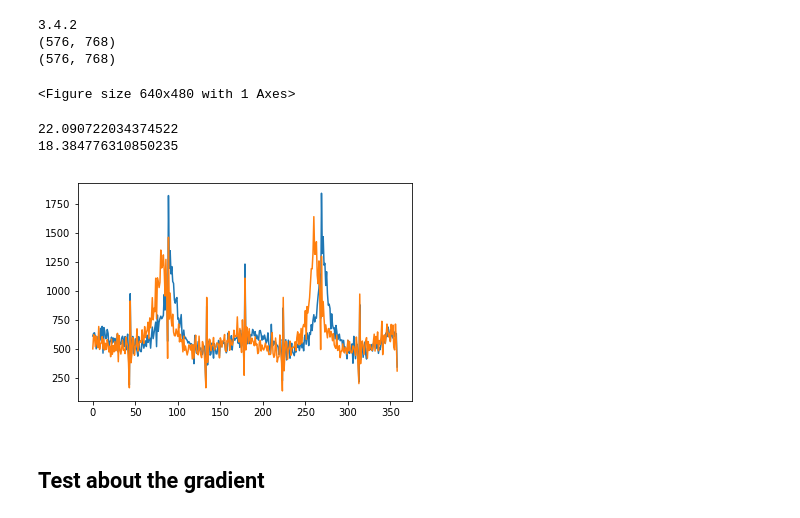
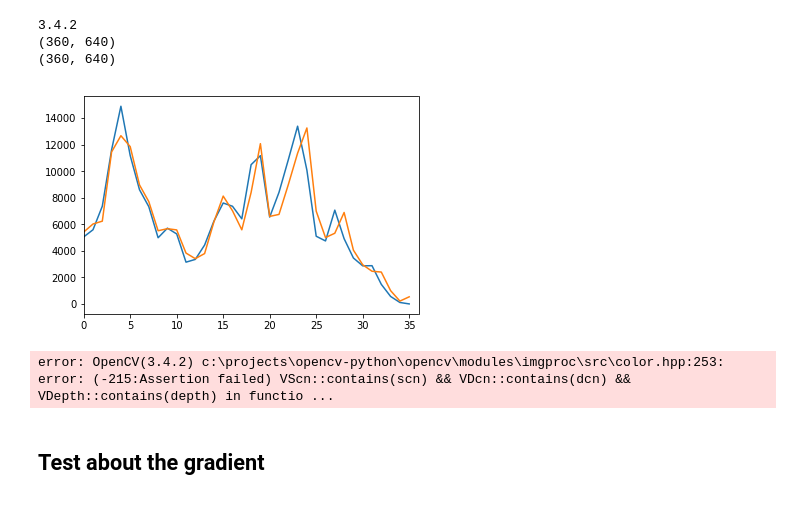
Before and after one commit to JohnpaulC/Image_Orientation, a Jupyter notebook: Histogram.ipynb, the cells around one changed output. Cells and saved outputs as stored; diff of their text form; code cells hidden in the pictures.

```diff
--- a/Histogram.ipynb
+++ b/Histogram.ipynb
@@ -1,30 +1,30 @@
 # %%
 import cv2
 import numpy as np
 import matplotlib.pyplot as plt
 from Utils_plot import plot_hist
 
 print(cv2.__version__)
 
-img = cv2.imread('dog.jpg')
-img_rotate = cv2.imread('dog_rotate.jpg')
+img = cv2.imread('office_1.jpg')
+img_rotate = cv2.imread('office_2.jpg')
 
 img = cv2.cvtColor(img, cv2.COLOR_BGR2GRAY)
 img_rotate = cv2.cvtColor(img_rotate, cv2.COLOR_BGR2GRAY)
 print(img.shape)
 print(img_rotate.shape)
 
 hist = cv2.calcHist([img], [0], None, [36], [0, 256])
 hist_r = cv2.calcHist([img_rotate], [0], None, [36], [0, 256])
 plt.plot(hist)
 plt.plot(hist_r)
 plt.xlim([0, 36])
 plt.show()
 # %% [output]
 3.4.2
-(576, 768)
-(576, 768)
+(360, 640)
+(360, 640)
-<Figure size 640x480 with 1 Axes>
+[figure, added]
 # %%
 def histogram_gradient(img, img_rotate, mag_thres = 20, bin_num = 360):
     img = cv2.cvtColor(img, cv2.COLOR_BGR2GRAY)
@@ -52,9 +52,7 @@ img_rotate = cv2.imread('dog_rotate.jpg')
 
 histogram_gradient(img, img_rotate)
 # %% [output]
-22.090722034374522
-18.384776310850235
+error: OpenCV(3.4.2) c:\projects\opencv-python\opencv\modules\imgproc\src\color.hpp:253: error: (-215:Assertion failed) VScn::contains(scn) && VDcn::contains(dcn) && VDepth::contains(depth) in functio ...
-[figure, removed]
 # %% [markdown]
 ## Test about the gradient
 # %%
```
Also changed, not shown: 4 other files.
